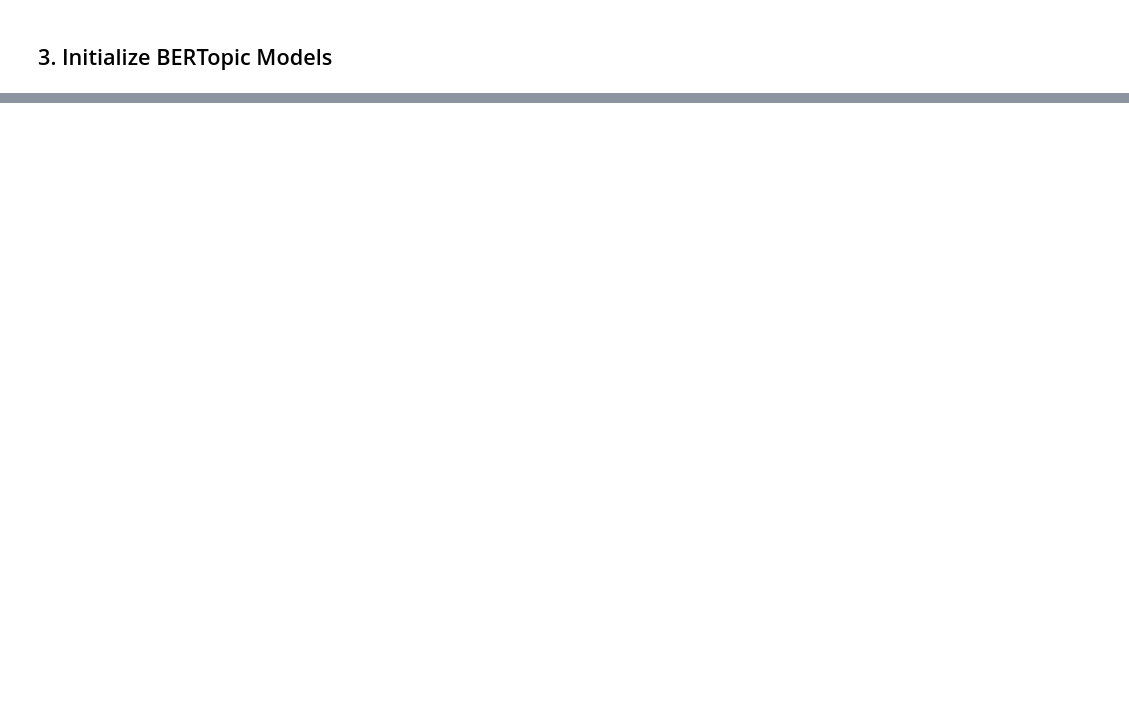
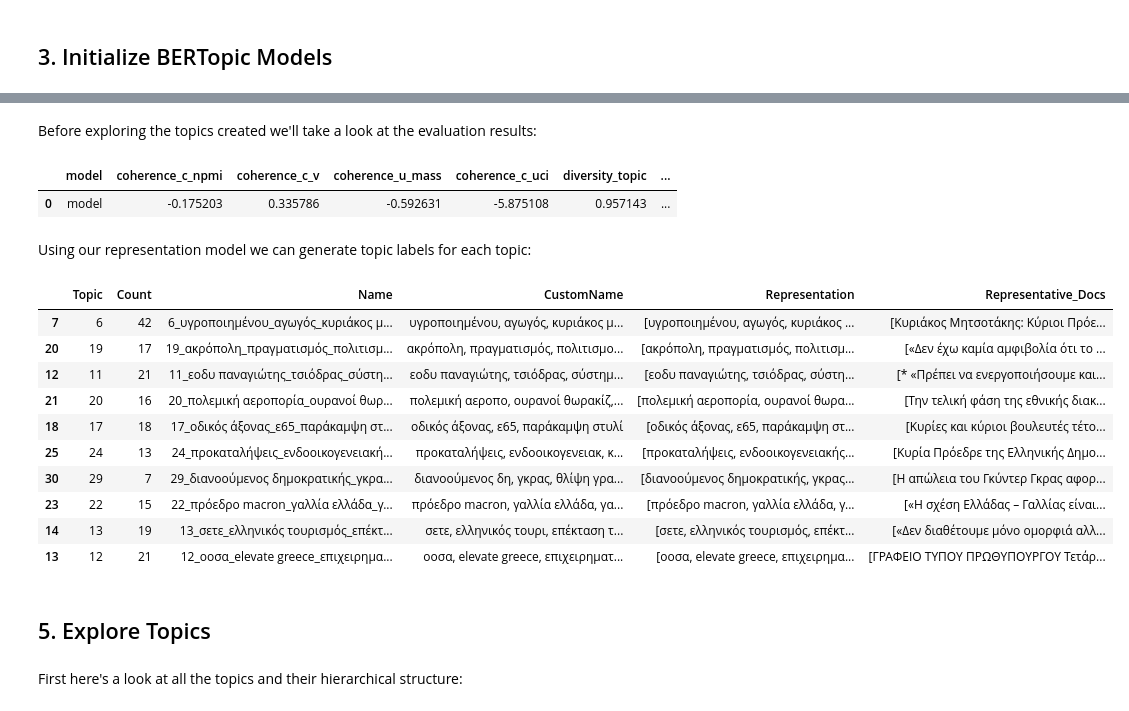
Before and after one commit to DionGR/greek-pm-topic-modeling, a Jupyter notebook: src/3_BERTopic.ipynb, the cells around one changed output, grey strips where cells are left out. Saved outputs shown, nothing was run; the diff lists cells and outputs as text; code cells hidden in the pictures; blank space fills up the shorter version.

Commit message:
Final BERTopic model evaluation

```diff
--- a/src/3_BERTopic.ipynb
+++ b/src/3_BERTopic.ipynb
@@ -46,3 +52,25 @@ hdbscan_model_docs = HDBSCAN(**hdbscan_params_doc)
+# %%
+representations = {
+    "default_representation" : default_representation,
+    "aspect_representation" : aspect_representation
+}
 # %% [markdown]
 ## 3. Initialize BERTopic Models
+# %%
+models = {}
+for representation_name, representation in representations.items():
+
+    model_name = f"{representation_name}_model"
+
+    model = BERTopic(embedding_model = EMBEDDING_MODEL,
+                      vectorizer_model=vectorizer_model,
+                      ctfidf_model=ctfidf_model,
+                      umap_model=umap_model_docs,
+                      hdbscan_model=hdbscan_model_docs,
+                      representation_model=representation,
+                      nr_topics=NUM_TOPICS + 1, # +1 for the outlier topic
+                      top_n_words=TOP_K
+                      )
+
+    models[model_name] = model
 # %% [markdown]
@@ -99,0 +102,34 @@ sentences
+# %% [markdown]
+Before exploring the topics created we'll take a look at the evaluation results:
+# %%
+evaluation_results
+# %% [output]
+|  | model | coherence_c_npmi | coherence_c_v | coherence_u_mass | coherence_c_uci | diversity_topic | ... |
+| 0 | model | -0.175203 | 0.335786 | -0.592631 | -5.875108 | 0.957143 | ... |
+# %% [markdown]
+Using our representation model we can generate topic labels for each topic:
+# %%
+topic_labels = model.generate_topic_labels(separator=", ",
+                                           word_length = 15,
+                                           topic_prefix=False)
+# %%
+model.set_topic_labels(topic_labels)
+# %%
+topics = model.get_topic_info()
+topics.sample(10)
+# %% [output]
+|  | Topic | Count | Name | CustomName | Representation | Representative_Docs |
+| 7 | 6 | 42 | 6_υγροποιημένου_αγωγός_κυριάκος μ... | υγροποιημένου, αγωγός, κυριάκος μ... | [υγροποιημένου, αγωγός, κυριάκος ... | [Κυριάκος Μητσοτάκης: Κύριοι Πρόε... |
+| 20 | 19 | 17 | 19_ακρόπολη_πραγματισμός_πολιτισμ... | ακρόπολη, πραγματισμός, πολιτισμο... | [ακρόπολη, πραγματισμός, πολιτισμ... | [«Δεν έχω καμία αμφιβολία ότι το ... |
+| 12 | 11 | 21 | 11_εοδυ παναγιώτης_τσιόδρας_σύστη... | εοδυ παναγιώτης, τσιόδρας, σύστημ... | [εοδυ παναγιώτης, τσιόδρας, σύστη... | [* «Πρέπει να ενεργοποιήσουμε και... |
+| 21 | 20 | 16 | 20_πολεμική αεροπορία_ουρανοί θωρ... | πολεμική αεροπο, ουρανοί θωρακίζ,... | [πολεμική αεροπορία, ουρανοί θωρα... | [Την τελική φάση της εθνικής διακ... |
+| 18 | 17 | 18 | 17_οδικός άξονας_ε65_παράκαμψη στ... | οδικός άξονας, ε65, παράκαμψη στυλί | [οδικός άξονας, ε65, παράκαμψη στ... | [Κυρίες και κύριοι βουλευτές τέτο... |
+| 25 | 24 | 13 | 24_προκαταλήψεις_ενδοοικογενειακή... | προκαταλήψεις, ενδοοικογενειακ, κ... | [προκαταλήψεις, ενδοοικογενειακής... | [Κυρία Πρόεδρε της Ελληνικής Δημο... |
+| 30 | 29 | 7 | 29_διανοούμενος δημοκρατικής_γκρα... | διανοούμενος δη, γκρας, θλίψη γρα... | [διανοούμενος δημοκρατικής, γκρας... | [Η απώλεια του Γκύντερ Γκρας αφορ... |
+| 23 | 22 | 15 | 22_πρόεδρο macron_γαλλία ελλάδα_γ... | πρόεδρο macron, γαλλία ελλάδα, γα... | [πρόεδρο macron, γαλλία ελλάδα, γ... | [«Η σχέση Ελλάδας – Γαλλίας είναι... |
+| 14 | 13 | 19 | 13_σετε_ελληνικός τουρισμός_επέκτ... | σετε, ελληνικός τουρι, επέκταση τ... | [σετε, ελληνικός τουρισμός, επέκτ... | [«Δεν διαθέτουμε μόνο ομορφιά αλλ... |
+| 13 | 12 | 21 | 12_οοσα_elevate greece_επιχειρημα... | οοσα, elevate greece, επιχειρηματ... | [οοσα, elevate greece, επιχειρημα... | [ΓΡΑΦΕΙΟ ΤΥΠΟΥ ΠΡΩΘΥΠΟΥΡΓΟΥ Τετάρ... |
+# %% [markdown]
+## 5. Explore Topics
+# %% [markdown]
+First here's a look at all the topics and their hierarchical structure:
```
Also changed, not shown: parts of 31 cells of this notebook, 2 other files.
